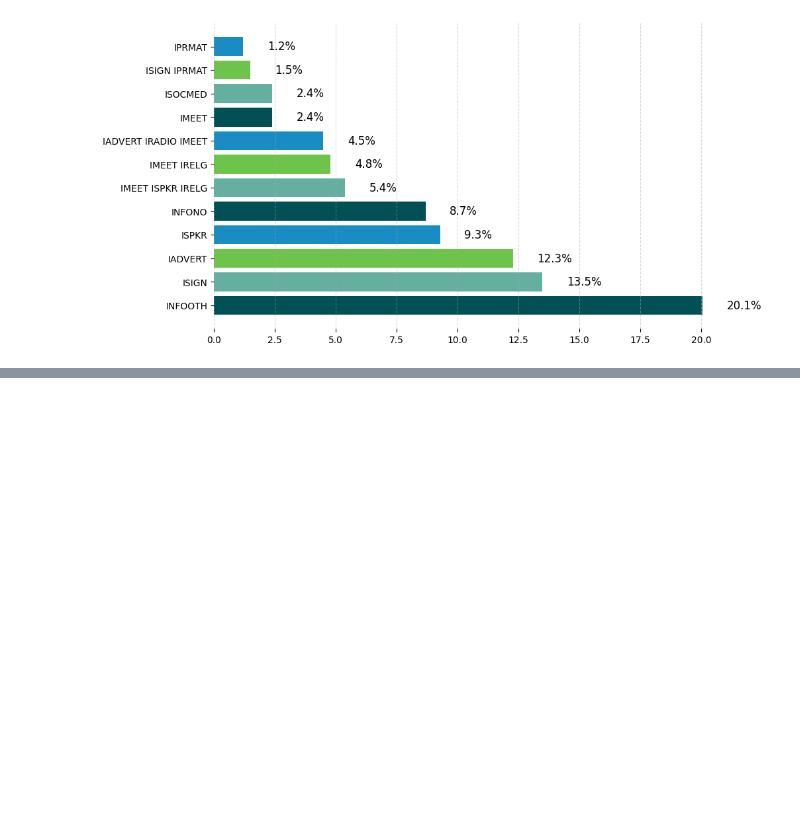
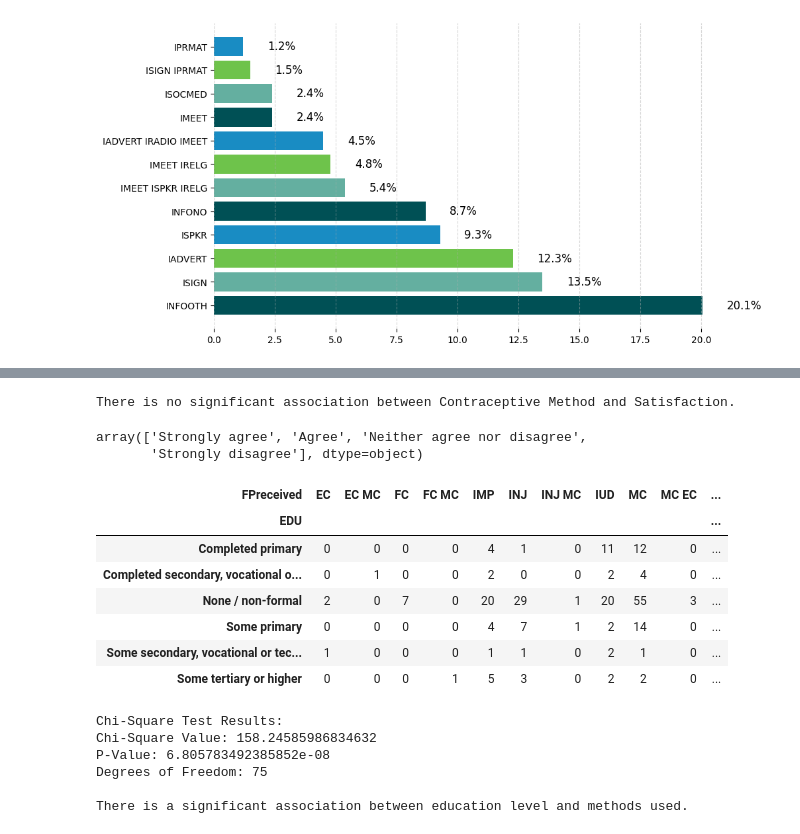
Before and after one commit to Mirwais-Farahi/MSIHealthServiceAnalytics, a Jupyter notebook: notebooks/03_Descriptive_Analysis.ipynb, the cells around one changed output, grey strips where cells are left out. Saved outputs shown, nothing was run; the diff lists cells and outputs as text; code cells hidden in the pictures; blank space fills up the shorter version.

```diff
--- a/notebooks/03_Descriptive_Analysis.ipynb
+++ b/notebooks/03_Descriptive_Analysis.ipynb
@@ -1698,0 +1792,52 @@ files.download(file_path)
+# %%
+# Interpretation
+if p < 0.05:
+    print("There is a significant association between Contraceptive Method and Satisfaction.")
+else:
+    print("There is no significant association between Contraceptive Method and Satisfaction.")
+# %% [output]
+There is no significant association between Contraceptive Method and Satisfaction.
+# %%
+original_data['WAIT'].unique()
+# %% [output]
+array(['Strongly agree', 'Agree', 'Neither agree nor disagree',
+       'Strongly disagree'], dtype=object)
+# %%
+import pandas as pd
+from scipy.stats import chi2_contingency
+
+# Create a contingency table for EDUCATION and METHOD USED
+contingency_table = pd.crosstab(original_data['EDU'], original_data['FPreceived'])
+
+# Perform the Chi-Square Test
+chi2, p_value, dof, expected = chi2_contingency(contingency_table)
+# %%
+contingency_table
+# %% [output]
+| FPreceived | EC | EC MC | FC | FC MC | IMP | INJ | INJ MC | IUD | MC | MC EC | ... |
+| EDU |  |  |  |  |  |  |  |  |  |  | ... |
+| Completed primary | 0 | 0 | 0 | 0 | 4 | 1 | 0 | 11 | 12 | 0 | ... |
+| Completed secondary, vocational o... | 0 | 1 | 0 | 0 | 2 | 0 | 0 | 2 | 4 | 0 | ... |
+| None / non-formal | 2 | 0 | 7 | 0 | 20 | 29 | 1 | 20 | 55 | 3 | ... |
+| Some primary | 0 | 0 | 0 | 0 | 4 | 7 | 1 | 2 | 14 | 0 | ... |
+| Some secondary, vocational or tec... | 1 | 0 | 0 | 0 | 1 | 1 | 0 | 2 | 1 | 0 | ... |
+| Some tertiary or higher | 0 | 0 | 0 | 1 | 5 | 3 | 0 | 2 | 2 | 0 | ... |
+# %%
+# Print the results
+print("\nChi-Square Test Results:")
+print(f"Chi-Square Value: {chi2}")
+print(f"P-Value: {p_value}")
+print(f"Degrees of Freedom: {dof}")
+
+# Interpretation of results
+if p_value < 0.05:
+    print("\nThere is a significant association between education level and methods used.")
+else:
+    print("\nThere is no significant association between education level and methods used.")
+# %% [output]
+Chi-Square Test Results:
+Chi-Square Value: 158.24585986834632
+P-Value: 6.805783492385852e-08
+Degrees of Freedom: 75
+
+There is a significant association between education level and methods used.
```
Also changed, not shown: parts of 9 cells of this notebook.
